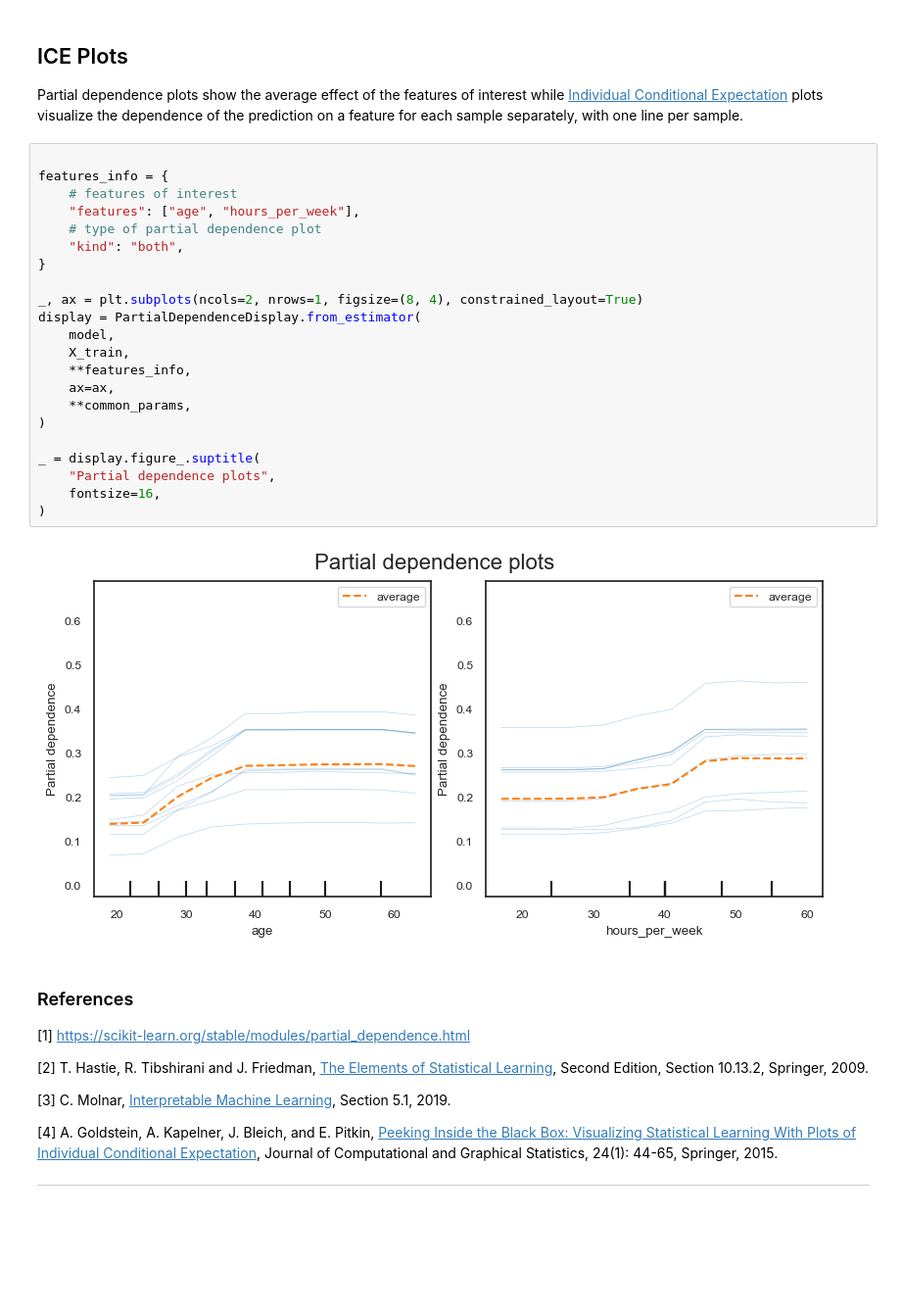
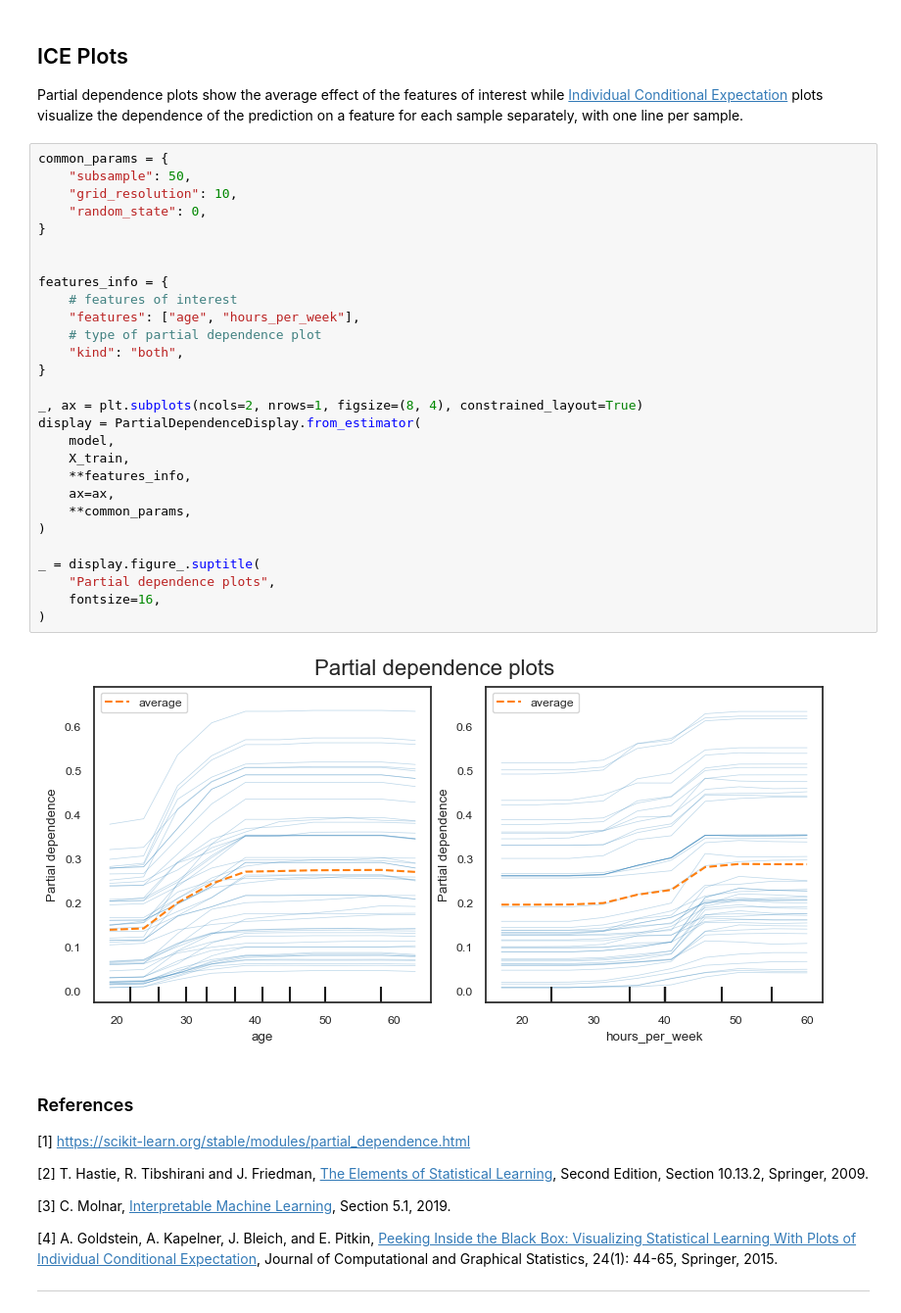
Before and after one commit to parulnith/Explainable-AI-Workshop, a Jupyter notebook: notebooks/1. Partial_Dependence_Plots.ipynb, the cells around one changed output. Shown: that part at 98% size. Saved outputs shown, nothing was run; the diff lists cells and outputs as text; blank space fills up the shorter version.

```diff
--- a/notebooks/1. Partial_Dependence_Plots.ipynb
+++ b/notebooks/1. Partial_Dependence_Plots.ipynb
@@ -256,29 +256,35 @@ _ = display.figure_.suptitle(
 
 Partial dependence plots show the average effect of the features of interest while [Individual Conditional Expectation](https://arxiv.org/abs/1309.6392) plots visualize the dependence of the prediction on a feature for each sample separately, with one line per sample.
 # %%
+common_params = {
+    "subsample": 50,
+    "grid_resolution": 10,
+    "random_state": 0,
+}
+
 
 features_info = {
     # features of interest
     "features": ["age", "hours_per_week"],
     # type of partial dependence plot
     "kind": "both",
 }
 
 _, ax = plt.subplots(ncols=2, nrows=1, figsize=(8, 4), constrained_layout=True)
 display = PartialDependenceDisplay.from_estimator(
     model,
     X_train,
     **features_info,
     ax=ax,
     **common_params,
 )
 
 _ = display.figure_.suptitle(
     "Partial dependence plots",
     fontsize=16,
 )
 # %% [output]
-[figure, old version]
+[figure, new version]
 # %% [markdown]
 ### References
 
```
Also changed, not shown: parts of 2 cells of this notebook, 2 other files.
